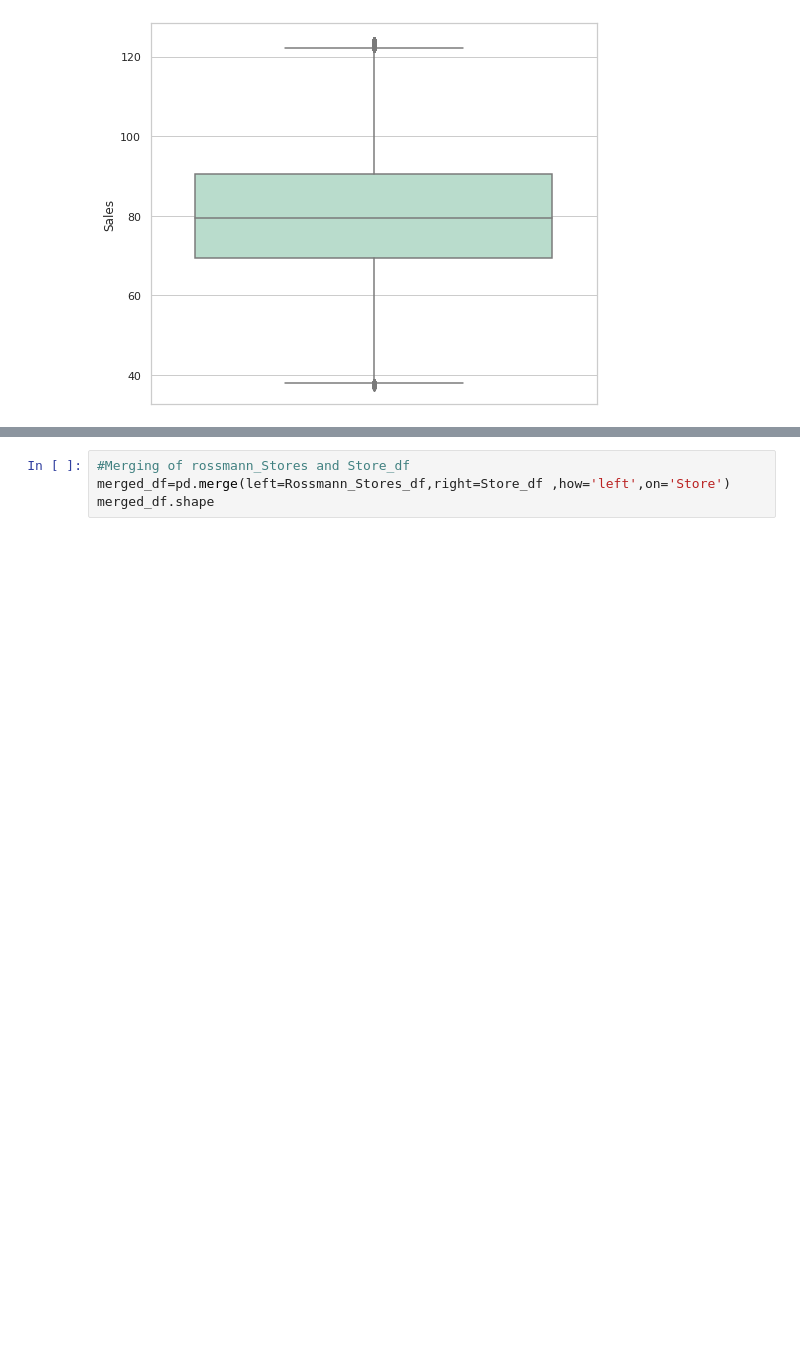
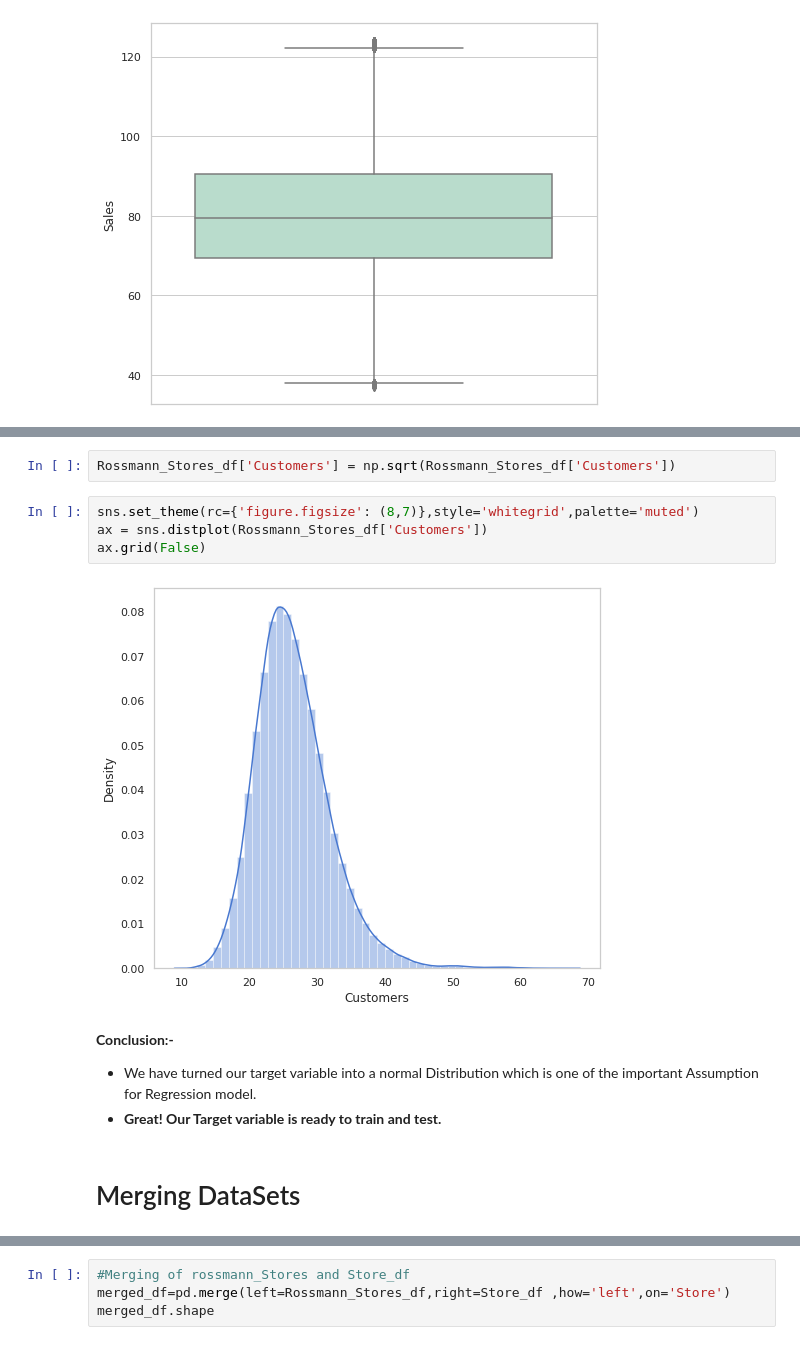
Before and after one commit to aditi10998/Rossmann_sales_prediction, a Jupyter notebook: Copy_of_Rossmann_Sales_Prediction_Capstone_Project.ipynb, the cells around one changed output, grey strips where cells are left out. Cells and saved outputs as stored; diff of their text form; blank space fills up the shorter version.

```diff
--- a/Copy_of_Rossmann_Sales_Prediction_Capstone_Project.ipynb
+++ b/Copy_of_Rossmann_Sales_Prediction_Capstone_Project.ipynb
@@ -396,0 +419,14 @@ Number of numerical values: 7
+# %%
+Rossmann_Stores_df['Customers'] = np.sqrt(Rossmann_Stores_df['Customers'])
+# %%
+sns.set_theme(rc={'figure.figsize': (8,7)},style='whitegrid',palette='muted')
+ax = sns.distplot(Rossmann_Stores_df['Customers'])
+ax.grid(False)
+# %% [output]
+[figure, added]
+# %% [markdown]
+**Conclusion:-**
+* We have turned our target variable into a normal Distribution which is one of the important Assumption for Regression model.
+* **Great! Our Target variable is ready to train and test.**
+# %% [markdown]
+# Merging DataSets
```
Also changed, not shown: parts of 98 cells of this notebook.
